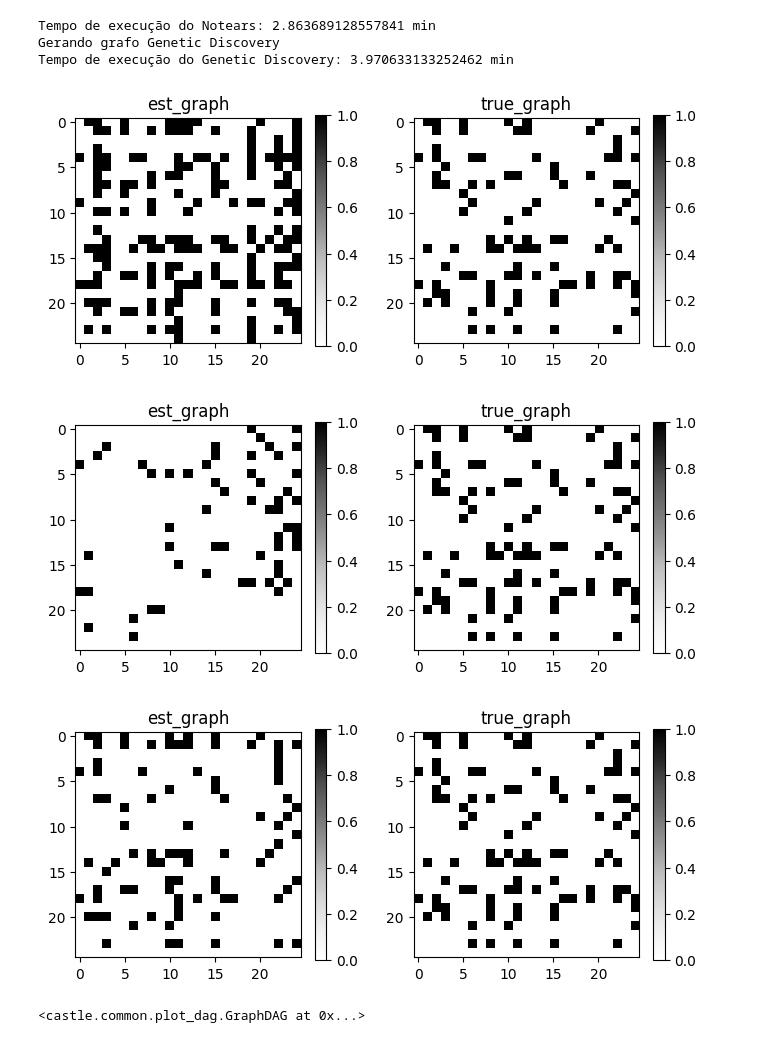
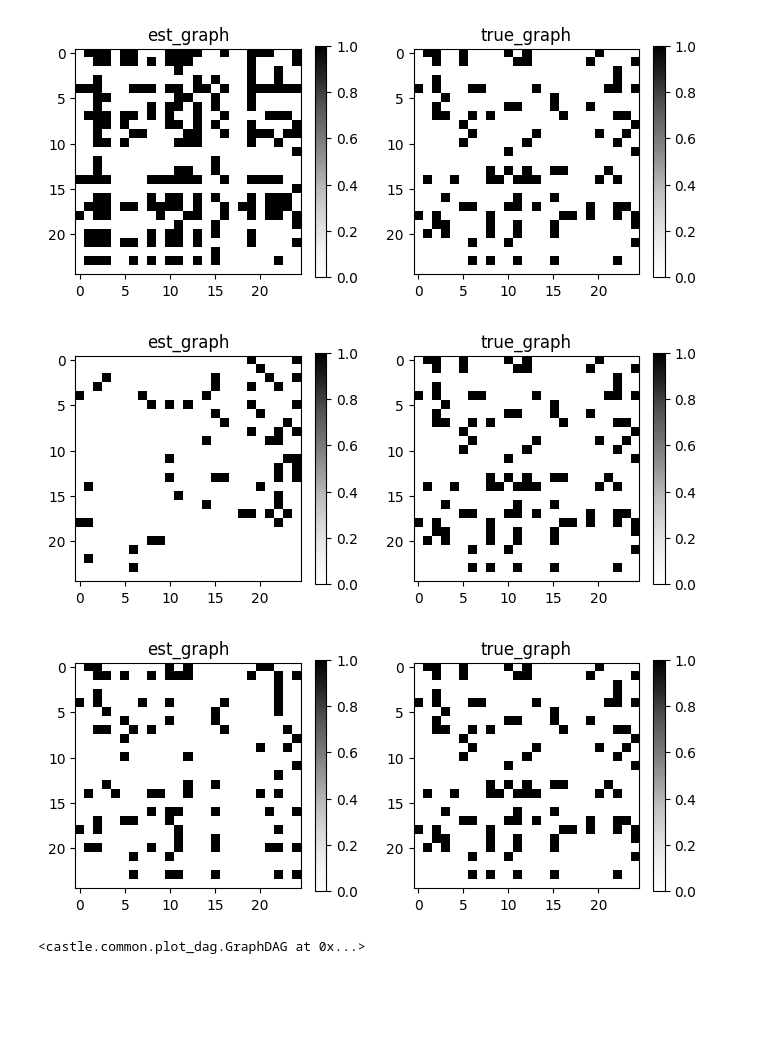
Before and after one commit to DuarteDvv/genetic_causal_graph, a Jupyter notebook: experiments.ipynb, the cells around one changed output. Cells and saved outputs as stored; diff of their text form; code cells hidden in the pictures; blank space fills up the shorter version.

```diff
--- a/experiments.ipynb
+++ b/experiments.ipynb
@@ -72,7 +72,8 @@ print(f"Tempo de execução do Notears: {(time_end - time_start) / 60} min ")
 print("Gerando grafo Genetic Discovery")
 time_start = time.time()
 initial_population = [pc.causal_matrix, notears.causal_matrix] #, ges.causal_matrix]
-best_dag = genetic_discovery(X, n_nodes=pc.causal_matrix.shape[0], matrix_initial_pop=initial_population, num_generations=5000, population_size=1000, num_parents_mating=5, mutation_rate=0.2)
+pop_size = 500
+best_dag = genetic_discovery(X, n_nodes=pc.causal_matrix.shape[0], matrix_initial_pop=initial_population, num_generations=1000, population_size=pop_size, num_parents_mating=int(pop_size*0.5), mutation_rate=0.2)
 time_end = time.time()
 print(f"Tempo de execução do Genetic Discovery: {(time_end - time_start) / 60} min ")
 
@@ -109,10 +111,7 @@ Gerando grafo Notears
-Tempo de execução do Notears: 2.863689128557841 min
-Gerando grafo Genetic Discovery
-Tempo de execução do Genetic Discovery: 3.970633133252462 min
-[figure, old version]
+[figure, new version]
 [figure]
-[figure, old version]
+[figure, new version]
-<castle.common.plot_dag.GraphDAG at 0x...>
+<castle.common.plot_dag.GraphDAG at 0x...>
 # %%
 from castle.metrics import MetricsDAG
 
```
Also changed, not shown: parts of 5 cells of this notebook.
